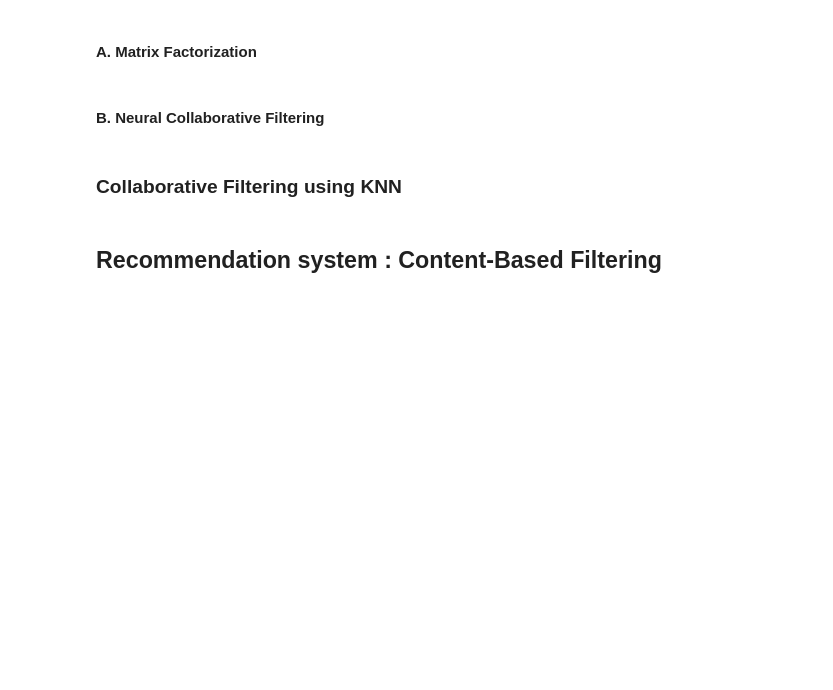
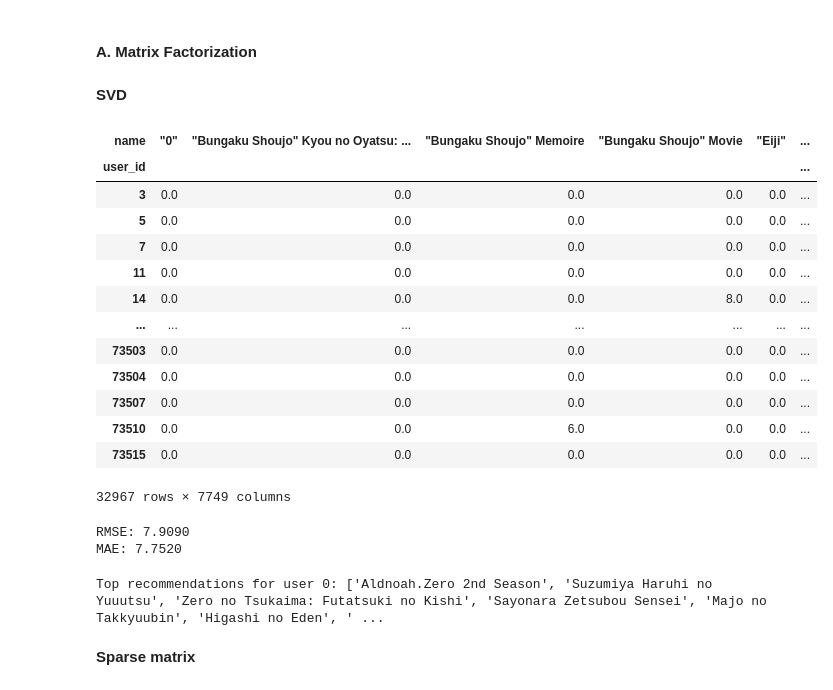
Before and after one commit to Aafaf-rido/DM_Project, a Jupyter notebook: rec_sys_collaborative.ipynb, the cells around one changed output. Drawn from its saved outputs; the diff is of its cells as text; code cells hidden in the pictures; blank space fills up the shorter version.

```diff
--- a/rec_sys_collaborative.ipynb
+++ b/rec_sys_collaborative.ipynb
@@ -557,9 +912,30 @@ user_ratings_table_normed
 ### 2. Model-Based Collaborative Filtering
 # %% [markdown]
 #### A. Matrix Factorization
-# %% [markdown]
-#### B. Neural Collaborative Filtering
-# %% [markdown]
-### Collaborative Filtering using KNN
-# %% [markdown]
-## Recommendation system : Content-Based Filtering
+# %% [markdown]
+**SVD**
+# %%
+import numpy as np
+import pandas as pd
+from sklearn.metrics import mean_squared_error, mean_absolute_error
+
+
+pivot_table = final_data.pivot_table(index=["user_id"], columns=["name"], values="rating")
+# Fill missing ratings with 0
+pivot_table = pivot_table.fillna(0)
+pivot_table
+# %% [output]
+| name | "0" | "Bungaku Shoujo" Kyou no Oyatsu: ... | "Bungaku Shoujo" Memoire | "Bungaku Shoujo" Movie | "Eiji" | ... |
+| user_id |  |  |  |  |  | ... |
+| 3 | 0.0 | 0.0 | 0.0 | 0.0 | 0.0 | ... |
+| 5 | 0.0 | 0.0 | 0.0 | 0.0 | 0.0 | ... |
+| 7 | 0.0 | 0.0 | 0.0 | 0.0 | 0.0 | ... |
+| 11 | 0.0 | 0.0 | 0.0 | 0.0 | 0.0 | ... |
+| 14 | 0.0 | 0.0 | 0.0 | 8.0 | 0.0 | ... |
+| ... | ... | ... | ... | ... | ... | ... |
+| 73503 | 0.0 | 0.0 | 0.0 | 0.0 | 0.0 | ... |
+| 73504 | 0.0 | 0.0 | 0.0 | 0.0 | 0.0 | ... |
+| 73507 | 0.0 | 0.0 | 0.0 | 0.0 | 0.0 | ... |
+| 73510 | 0.0 | 0.0 | 6.0 | 0.0 | 0.0 | ... |
+| 73515 | 0.0 | 0.0 | 0.0 | 0.0 | 0.0 | ... |
+32967 rows × 7749 columns
@@ -565,0 +951,14 @@ user_ratings_table_normed
+# %%
+
+# Evaluation
+# Mask non-zero entries to only evaluate on known ratings
+actual = pivot_table.values
+mask = actual > 0
+rmse = np.sqrt(mean_squared_error(actual[mask], predicted_ratings[mask]))
+mae = mean_absolute_error(actual[mask], predicted_ratings[mask])
+
+print(f"RMSE: {rmse:.4f}")
+print(f"MAE: {mae:.4f}")
+# %% [output]
+RMSE: 7.9090
+MAE: 7.7520
@@ -565,0 +976,15 @@ user_ratings_table_normed
+# %%
+#  Recommend top 10 items for a user
+user_index = 0
+recommendations = recommend_for_user(user_index, predicted_ratings, pivot_table)
+print(f"Top recommendations for user {user_index}: {recommendations}")
+
+# Map indices to item names
+item_names = pivot_table.columns
+recommended_items = item_names[recommendations].tolist()
+
+print(f"Top recommendations for user {user_index}: {recommended_items}")
+# %% [output]
+Top recommendations for user 0: ['Aldnoah.Zero 2nd Season', 'Suzumiya Haruhi no Yuuutsu', 'Zero no Tsukaima: Futatsuki no Kishi', 'Sayonara Zetsubou Sensei', 'Majo no Takkyuubin', 'Higashi no Eden', ' ...
+# %% [markdown]
+**Sparse matrix**
```
Also changed, not shown: parts of 69 cells of this notebook.
